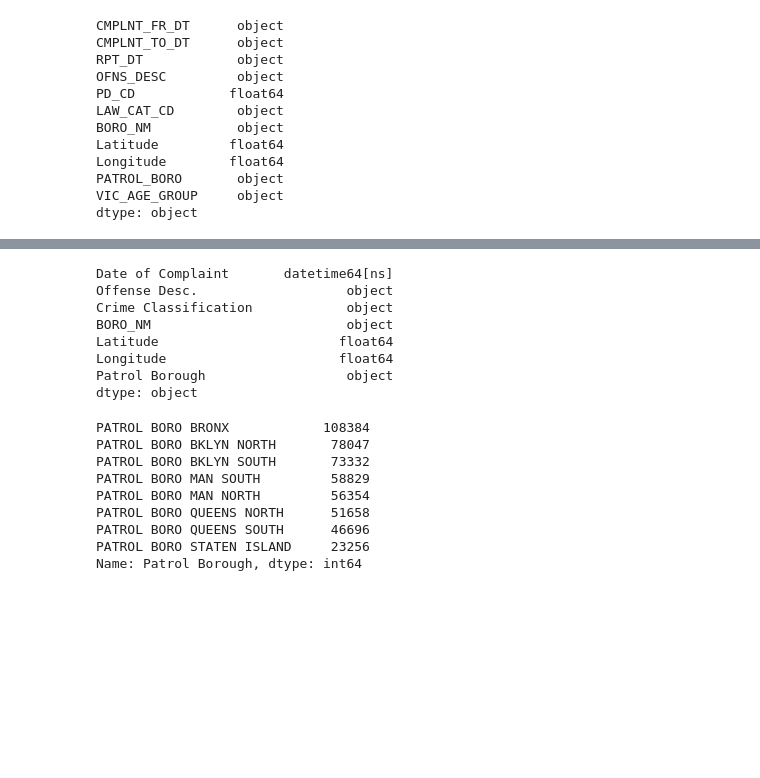
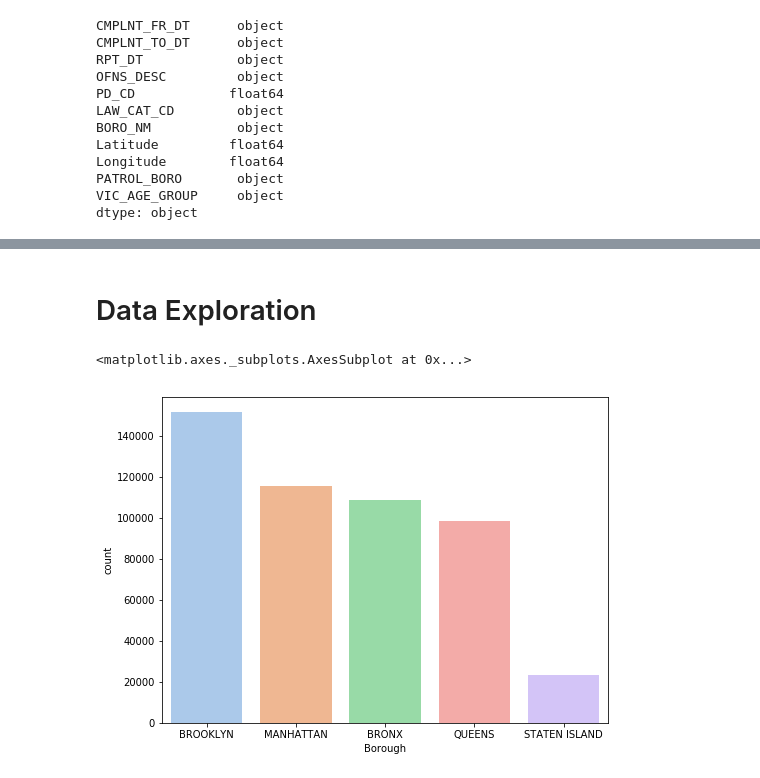
Before and after one commit to aclao89/NYC_Race-SAT, a Jupyter notebook: NYPD Crime 2011.ipynb, the cells around one changed output, grey strips where cells are left out. Saved outputs shown, nothing was run; the diff lists cells and outputs as text; code cells hidden in the pictures; blank space fills up the shorter version.

```diff
--- a/NYPD Crime 2011.ipynb
+++ b/NYPD Crime 2011.ipynb
@@ -100,27 +99,17 @@ crime_cleaned.head()
 | 527650130 | 1/1/2011 | SEX CRIMES | FELONY | BRONX | 40.816392 | -73.895296 | ... |
 | 512891731 | 1/1/2011 | FRAUDS | MISDEMEANOR | BROOKLYN | 40.633193 | -73.941884 | ... |
 | 234370701 | 1/1/2011 | RAPE | FELONY | QUEENS | 40.745253 | -73.870063 | ... |
-# %%
-crime_cleaned['Date of Complaint'] = pd.to_datetime(crime_cleaned['Date of Complaint'])
-crime_cleaned.dtypes
-# %% [output]
-Date of Complaint       datetime64[ns]
-Offense Desc.                   object
-Crime Classification            object
-BORO_NM                         object
-Latitude                       float64
-Longitude                      float64
-Patrol Borough                  object
-dtype: object
-# %%
-crime_cleaned['Patrol Borough'].value_counts()
-# %% [output]
-PATROL BORO BRONX            108384
-PATROL BORO BKLYN NORTH       78047
-PATROL BORO BKLYN SOUTH       73332
-PATROL BORO MAN SOUTH         58829
-PATROL BORO MAN NORTH         56354
-PATROL BORO QUEENS NORTH      51658
-PATROL BORO QUEENS SOUTH      46696
-PATROL BORO STATEN ISLAND     23256
-Name: Patrol Borough, dtype: int64
+# %%
+date = crime_cleaned['Date of Complaint'].str.split("/", n=3, expand = True)
+
+crime_cleaned['Day'] = date[1].astype(int)
+crime_cleaned['Month'] = date[0].astype(int)
+# %% [markdown]
+# Data Exploration
+# %%
+f, ax = plt.subplots(figsize=(8,6))
+
+sns.countplot(x = 'Borough', data=crime_cleaned, palette = 'pastel')
+# %% [output]
+<matplotlib.axes._subplots.AxesSubplot at 0x...>
+[figure, added]
```
Also changed, not shown: parts of 5 cells of this notebook.
